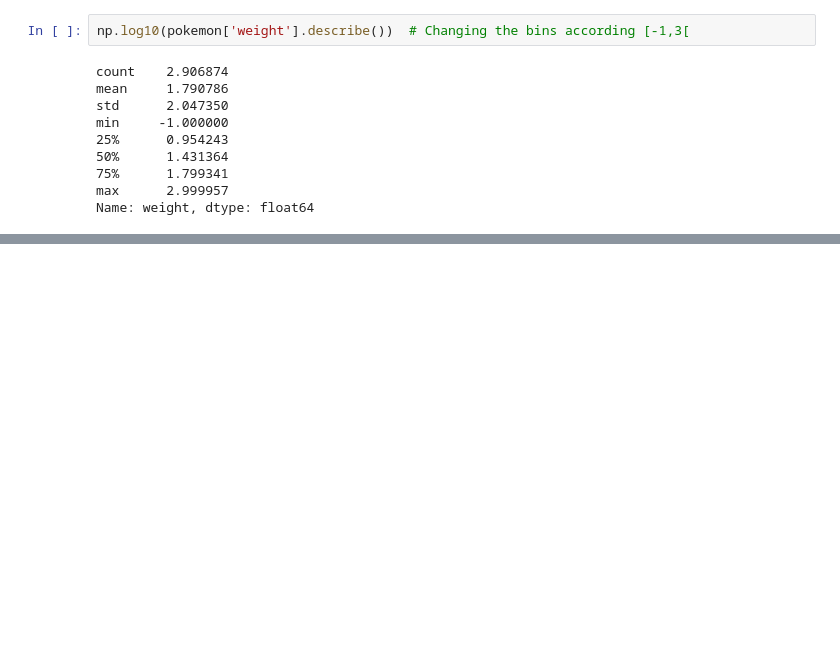
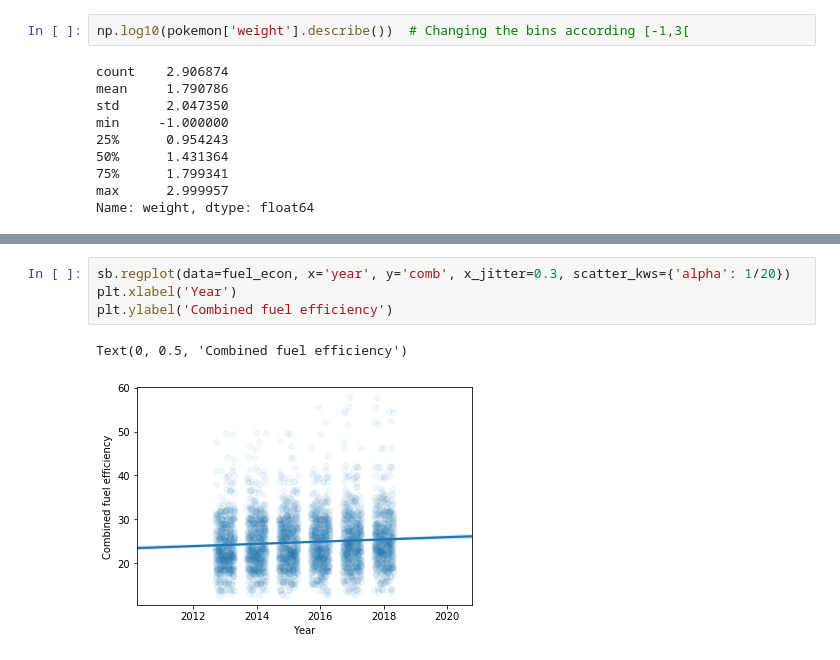
Before and after one commit to nehasingh2710/colaboratory, a Jupyter notebook: AI_Programming_with_Python.ipynb, the cells around one changed output, grey strips where cells are left out. Cells and saved outputs as stored; diff of their text form; blank space fills up the shorter version.

```diff
--- a/AI_Programming_with_Python.ipynb
+++ b/AI_Programming_with_Python.ipynb
@@ -1019,0 +1074,7 @@ Name: weight, dtype: float64
+# %%
+sb.regplot(data=fuel_econ, x='year', y='comb', x_jitter=0.3, scatter_kws={'alpha': 1/20})
+plt.xlabel('Year')
+plt.ylabel('Combined fuel efficiency')
+# %% [output]
+Text(0, 0.5, 'Combined fuel efficiency')
+[figure, added]
```
Also changed, not shown: parts of 16 cells of this notebook, 1 other file.
